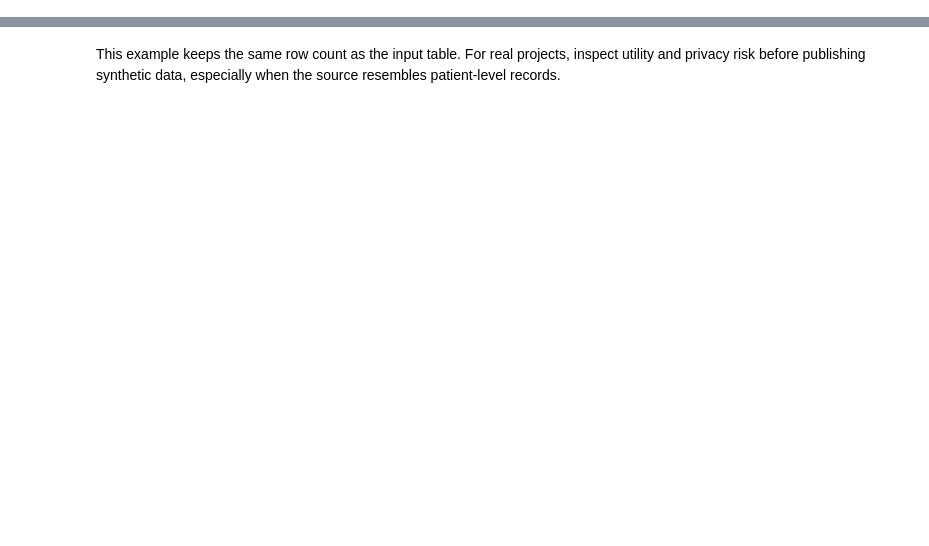
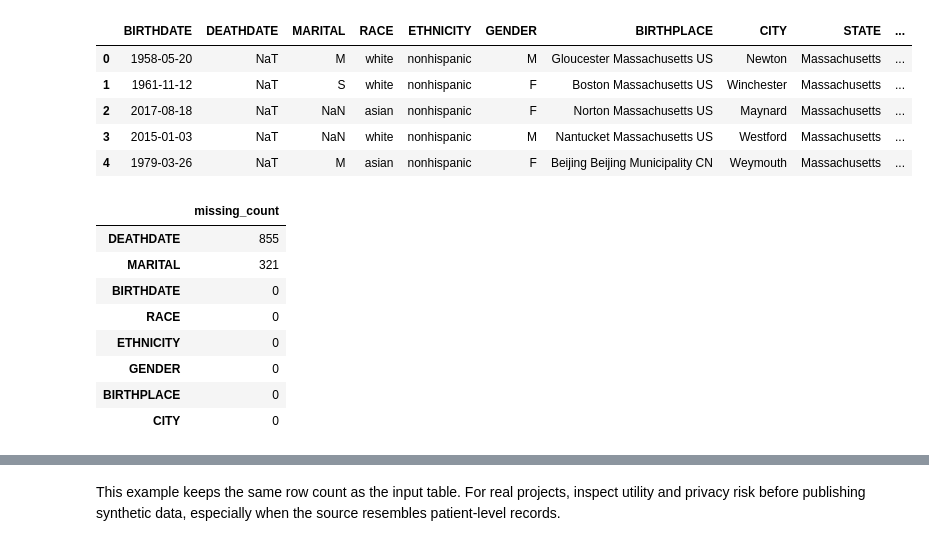
Before and after one commit to EulerLettersAI/seqtrees, a Jupyter notebook: examples/medical_ifcfill_seqtrees.ipynb, the cells around one changed output, grey strips where cells are left out. Drawn from its saved outputs; the diff is of its cells as text; code cells hidden in the pictures; blank space fills up the shorter version.

```diff
--- a/examples/medical_ifcfill_seqtrees.ipynb
+++ b/examples/medical_ifcfill_seqtrees.ipynb
@@ -52,24 +61,43 @@ raw_patients.shape, raw_patients.head()
 # %%
 # A compact but mixed-type patient table: dates, strings, floats, and missing DEATHDATE values.
 columns = [
     "BIRTHDATE",
     "DEATHDATE",
     "MARITAL",
     "RACE",
     "ETHNICITY",
     "GENDER",
     "BIRTHPLACE",
     "CITY",
     "STATE",
     "HEALTHCARE_EXPENSES",
     "HEALTHCARE_COVERAGE",
 ]
 
 patients = raw_patients[columns].copy()
 patients["BIRTHDATE"] = pd.to_datetime(patients["BIRTHDATE"], errors="coerce")
 patients["DEATHDATE"] = pd.to_datetime(patients["DEATHDATE"], errors="coerce")
 
 # Keep the example quick for notebooks while preserving enough rows for synthesis.
 patients = patients.sample(min(len(patients), 1000), random_state=42).reset_index(drop=True)
 
-patients.head(), patients.isna().sum().sort_values(ascending=False).head(8)
+display(patients.head())
+
+missing_counts = patients.isna().sum().sort_values(ascending=False).head(8)
+display(missing_counts.rename("missing_count").to_frame())
+# %% [output]
+|  | BIRTHDATE | DEATHDATE | MARITAL | RACE | ETHNICITY | GENDER | BIRTHPLACE | CITY | STATE | ... |
+| 0 | 1958-05-20 | NaT | M | white | nonhispanic | M | Gloucester Massachusetts US | Newton | Massachusetts | ... |
+| 1 | 1961-11-12 | NaT | S | white | nonhispanic | F | Boston Massachusetts US | Winchester | Massachusetts | ... |
+| 2 | 2017-08-18 | NaT | NaN | asian | nonhispanic | F | Norton Massachusetts US | Maynard | Massachusetts | ... |
+| 3 | 2015-01-03 | NaT | NaN | white | nonhispanic | M | Nantucket Massachusetts US | Westford | Massachusetts | ... |
+| 4 | 1979-03-26 | NaT | M | asian | nonhispanic | F | Beijing Beijing Municipality CN | Weymouth | Massachusetts | ... |
+|  | missing_count |
+| DEATHDATE | 855 |
+| MARITAL | 321 |
+| BIRTHDATE | 0 |
+| RACE | 0 |
+| ETHNICITY | 0 |
+| GENDER | 0 |
+| BIRTHPLACE | 0 |
+| CITY | 0 |
```
Also changed, not shown: parts of 14 cells of this notebook, 2 other files.
